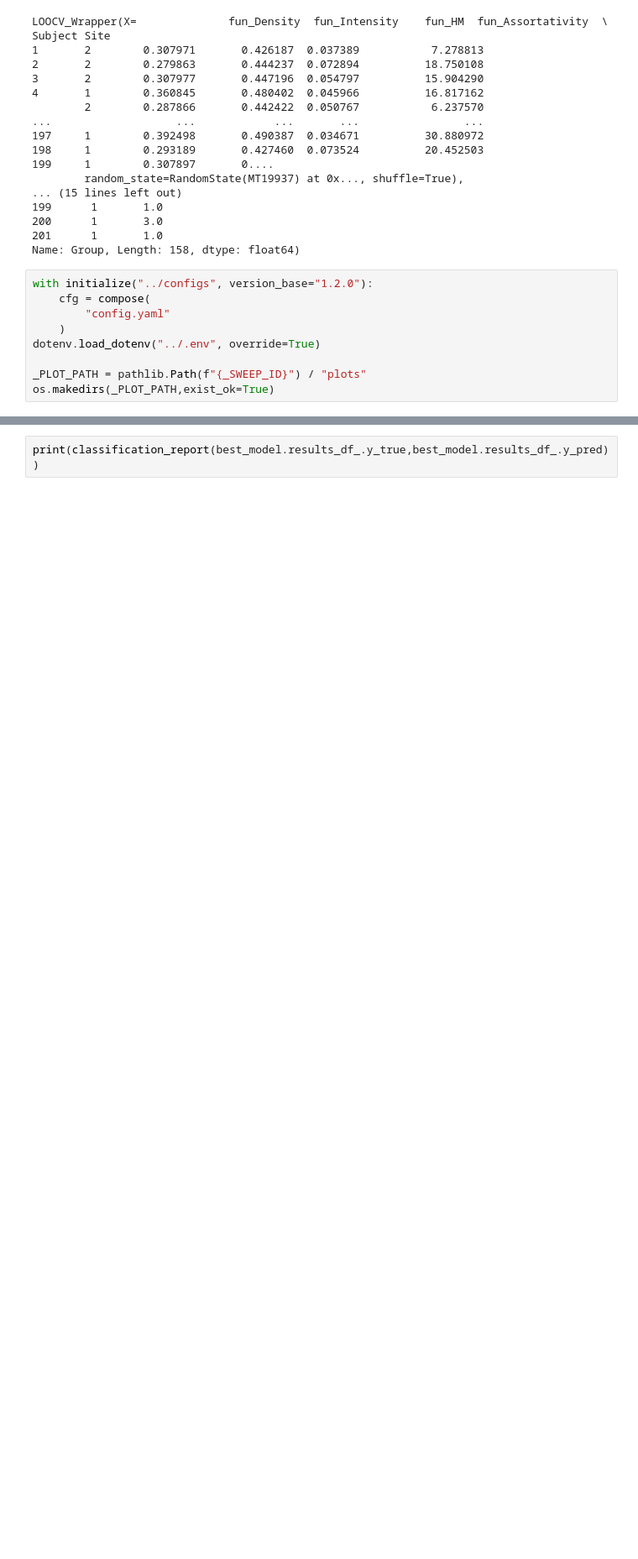
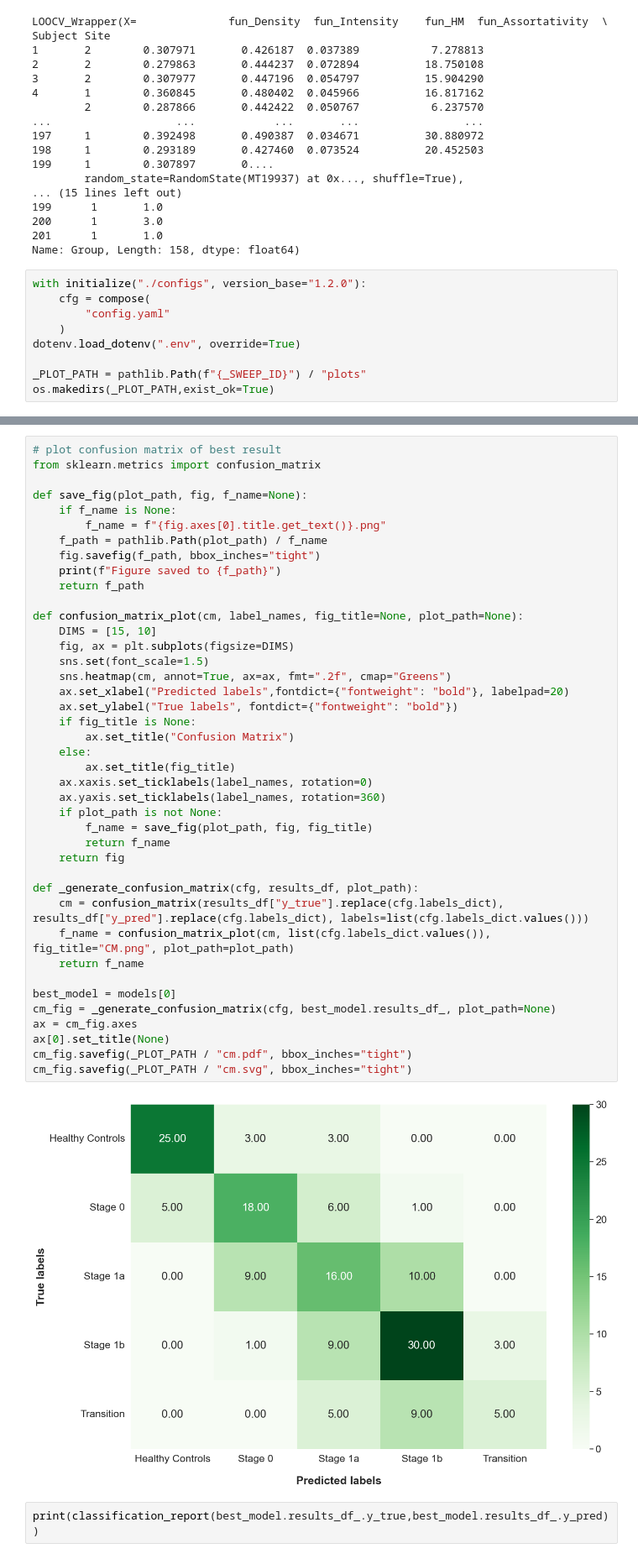
Before and after one commit to zeyad-kay/procan_connectome_cognitive, a Jupyter notebook: sweep_summary.ipynb, the cells around one changed output, grey strips where cells are left out. Shown at 84% size. Drawn from its saved outputs; the diff is of its cells as text; blank space fills up the shorter version.

```diff
--- a/sweep_summary.ipynb
+++ b/sweep_summary.ipynb
@@ -133,11 +134,11 @@ Subject Site
 201      1       1.0
 Name: Group, Length: 158, dtype: float64)
 # %%
-with initialize("../configs", version_base="1.2.0"):
+with initialize("./configs", version_base="1.2.0"):
     cfg = compose(
         "config.yaml"
     )
-dotenv.load_dotenv("../.env", override=True)
+dotenv.load_dotenv(".env", override=True)
 
 _PLOT_PATH = pathlib.Path(f"{_SWEEP_ID}") / "plots"
 os.makedirs(_PLOT_PATH,exist_ok=True)
@@ -154,3 +145,46 @@ cm_fig.savefig(_PLOT_PATH / "cm.svg", bbox_inches="tight")
+# %%
+# plot confusion matrix of best result
+from sklearn.metrics import confusion_matrix
+
+def save_fig(plot_path, fig, f_name=None):
+    if f_name is None:
+        f_name = f"{fig.axes[0].title.get_text()}.png"
+    f_path = pathlib.Path(plot_path) / f_name
+    fig.savefig(f_path, bbox_inches="tight")
+    print(f"Figure saved to {f_path}")
+    return f_path
+
+def confusion_matrix_plot(cm, label_names, fig_title=None, plot_path=None):
+    DIMS = [15, 10]
+    fig, ax = plt.subplots(figsize=DIMS)
+    sns.set(font_scale=1.5)
+    sns.heatmap(cm, annot=True, ax=ax, fmt=".2f", cmap="Greens")
+    ax.set_xlabel("Predicted labels",fontdict={"fontweight": "bold"}, labelpad=20)
+    ax.set_ylabel("True labels", fontdict={"fontweight": "bold"})
+    if fig_title is None:
+        ax.set_title("Confusion Matrix")
+    else:
+        ax.set_title(fig_title)
+    ax.xaxis.set_ticklabels(label_names, rotation=0)
+    ax.yaxis.set_ticklabels(label_names, rotation=360)
+    if plot_path is not None:
+        f_name = save_fig(plot_path, fig, fig_title)
+        return f_name
+    return fig
+
+def _generate_confusion_matrix(cfg, results_df, plot_path):
+    cm = confusion_matrix(results_df["y_true"].replace(cfg.labels_dict), results_df["y_pred"].replace(cfg.labels_dict), labels=list(cfg.labels_dict.values()))
+    f_name = confusion_matrix_plot(cm, list(cfg.labels_dict.values()), fig_title="CM.png", plot_path=plot_path)
+    return f_name
+
+best_model = models[0]
+cm_fig = _generate_confusion_matrix(cfg, best_model.results_df_, plot_path=None)
+ax = cm_fig.axes
+ax[0].set_title(None)
+cm_fig.savefig(_PLOT_PATH / "cm.pdf", bbox_inches="tight")
+cm_fig.savefig(_PLOT_PATH / "cm.svg", bbox_inches="tight")
+# %% [output]
+[figure, added]
 # %%
 print(classification_report(best_model.results_df_.y_true,best_model.results_df_.y_pred))
 # %% [output]
```
Also changed, not shown: parts of 5 cells of this notebook, 13 other files.
